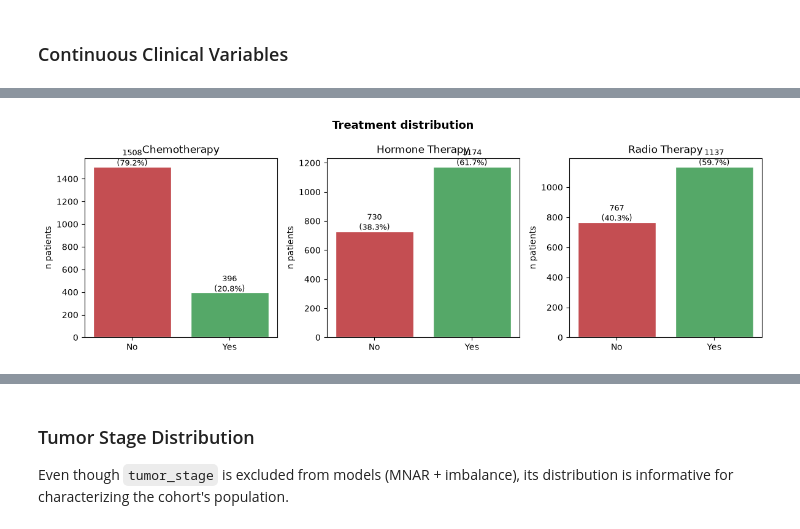
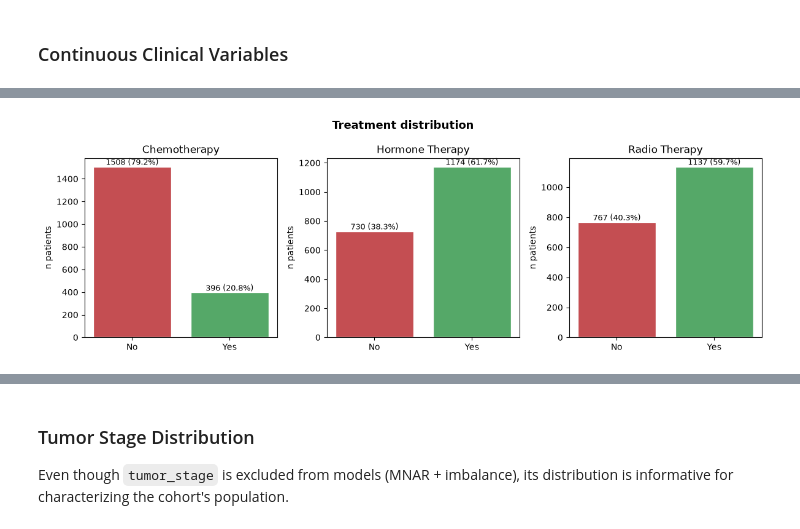
Before and after one commit to juliettebm/METABRIC-Breast-Cancer-Survival-Analysis-Machine-Learning, a Jupyter notebook: notebooks/01_exploration.ipynb, the cells around one changed output, grey strips where cells are left out. Saved outputs shown, nothing was run; the diff lists cells and outputs as text; code cells hidden in the pictures.

Commit message:
Complete exploratory data analysis

```diff
--- a/notebooks/01_exploration.ipynb
+++ b/notebooks/01_exploration.ipynb
@@ -672,17 +870,102 @@ We visualize the rate of use for each treatment. Highly imbalanced groups (e.g.,
 # %%
+# ============================================================
+# TREATMENT DISTRIBUTION
+# ============================================================
+
 fig, axes = plt.subplots(1, 3, figsize=(12, 4))
 fig.suptitle("Treatment distribution", fontsize=13, fontweight="bold")
 
 for ax, col in zip(axes, treatment_cols):
+
+    # Count patients in each category
     counts = df[col].value_counts().sort_index()
-    ax.bar(["No", "Yes"], counts.values, color=["#C44E52", "#55A868"], edgecolor="white")
+    total = counts.sum()
+
+    # Plot
+    bars = ax.bar(
+        ["No", "Yes"],
+        counts.values,
+        color=["#C44E52", "#55A868"],
+        edgecolor="white"
+    )
+
     ax.set_title(col.replace("_", " ").title())
     ax.set_ylabel("n patients")
-    for i, v in enumerate(counts.values):
-        ax.text(i, v + 10, f"{v}\n({v/len(df)*100:.1f}%)", ha="center", fontsize=9)
+
+    # Add count and percentage above each bar
+    for bar, count in zip(bars, counts.values):
+
+        percentage = count / total * 100
+
+        ax.text(
+            bar.get_x() + bar.get_width() / 2,
+            bar.get_height(),
+            f"{count} ({percentage:.1f}%)",
+            ha="center",
+            va="bottom",
+            fontsize=9
+        )
 
 plt.tight_layout()
-plt.savefig("../figures/01_treatments_distributions.png", dpi=150, bbox_inches="tight")
+
+plt.savefig(
+    "../figures/01_treatments_distributions.png",
+    dpi=150,
+    bbox_inches="tight"
+)
+
 plt.show()
+
+
+# ============================================================
+# SUMMARY TABLE
+# ============================================================
+
+treatment_rows = []
+
+for col in treatment_cols:
+
+    counts = df[col].value_counts().sort_index()
+    total = counts.sum()
+
+    for status, count in counts.items():
+
+        treatment_rows.append({
+            "Treatment": col.replace("_", " ").title(),
+            "Status": "Yes" if status == 1 else "No",
+            "n": count,
+            "%": count / total * 100
+        })
+
+treatment_summary = pd.DataFrame(treatment_rows)
+
+display(
+    treatment_summary.style
+    .format({"%": "{:.1f}%"})
+    .hide(axis="index")
+    .set_caption("Treatment distribution in the study cohort")
+    .set_properties(**{
+        "text-align": "center",
+        "padding": "8px"
+    })
+    .set_table_styles([
+        {
+            "selector": "caption",
+            "props": [
+                ("font-size", "16px"),
+                ("font-weight", "bold"),
+                ("text-align", "center"),
+                ("padding", "10px")
+            ]
+        },
+        {
+            "selector": "th",
+            "props": [
+                ("text-align", "center"),
+                ("font-weight", "bold")
+            ]
+        }
+    ])
+)
 # %% [output]
-[figure, old version]
+[figure, new version]
```
Also changed, not shown: parts of 35 cells of this notebook.
